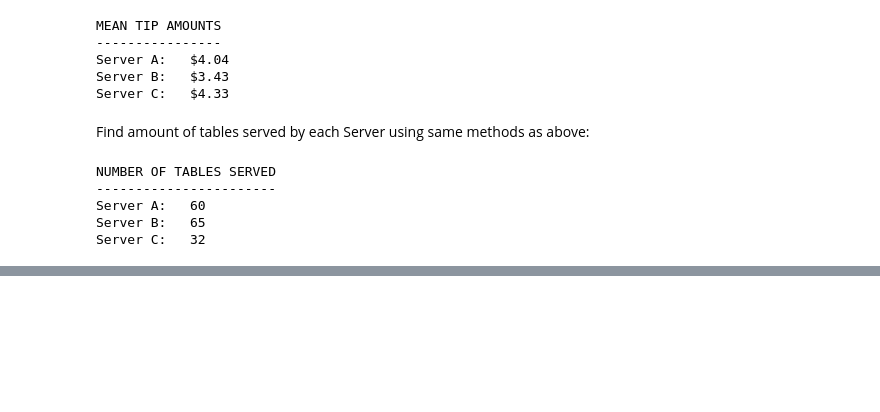
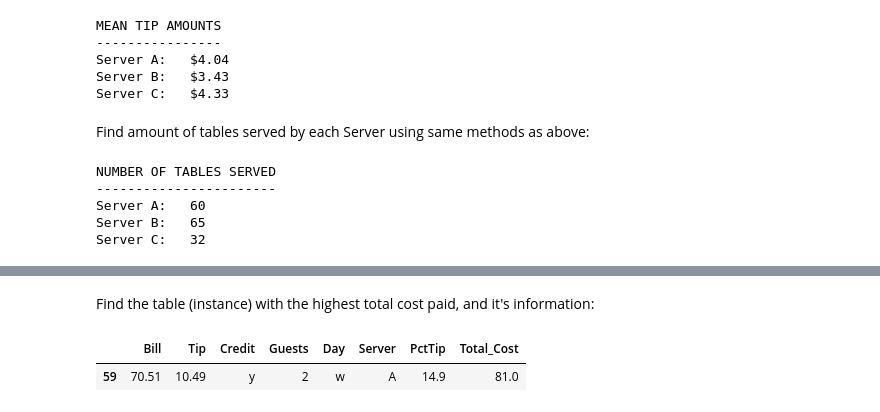
Before and after one commit to roberthallds/freeCodeCamp-DataAnalysisWithPython, a Jupyter notebook: Practice/Practice2.ipynb, the cells around one changed output, grey strips where cells are left out. Cells and saved outputs as stored; diff of their text form; code cells hidden in the pictures; blank space fills up the shorter version.

```diff
--- a/Practice/Practice2.ipynb
+++ b/Practice/Practice2.ipynb
@@ -95,0 +118,7 @@ Server C:   32
+# %% [markdown]
+Find the table (instance) with the highest total cost paid, and it's information:
+# %%
+data.loc[data['Total_Cost'] == data['Total_Cost'].max()]
+# %% [output]
+|  | Bill | Tip | Credit | Guests | Day | Server | PctTip | Total_Cost |
+| 59 | 70.51 | 10.49 | y | 2 | w | A | 14.9 | 81.0 |
```
Also changed, not shown: parts of 2 cells of this notebook.
